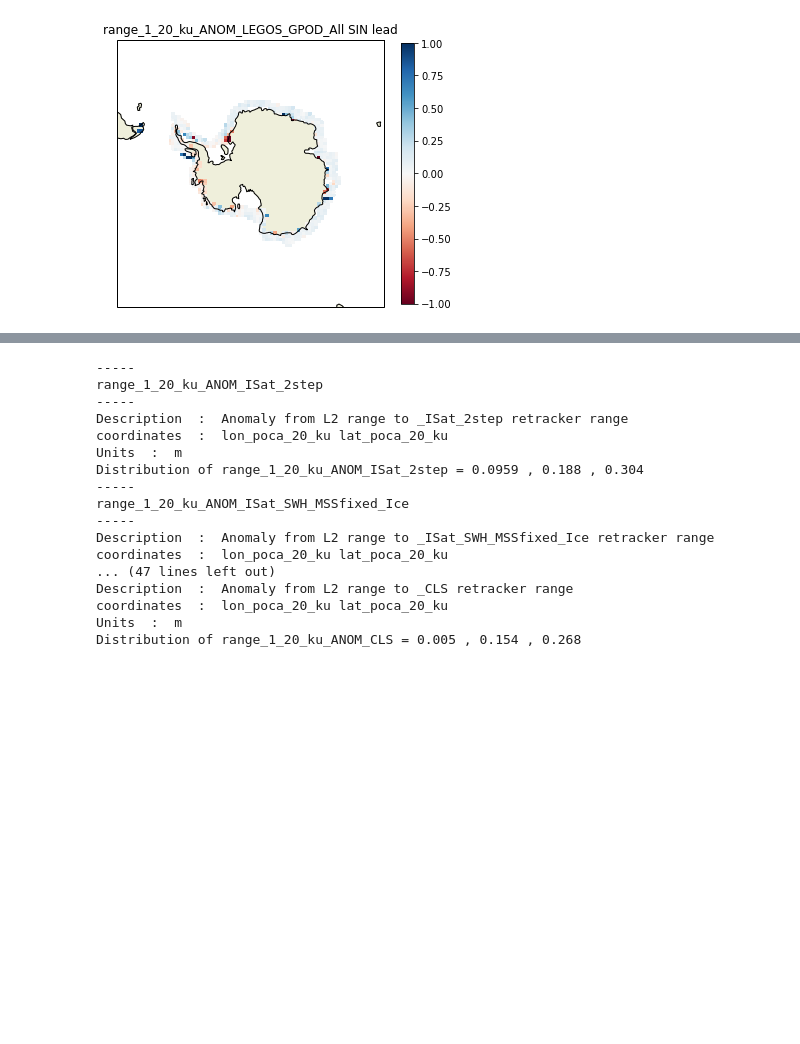
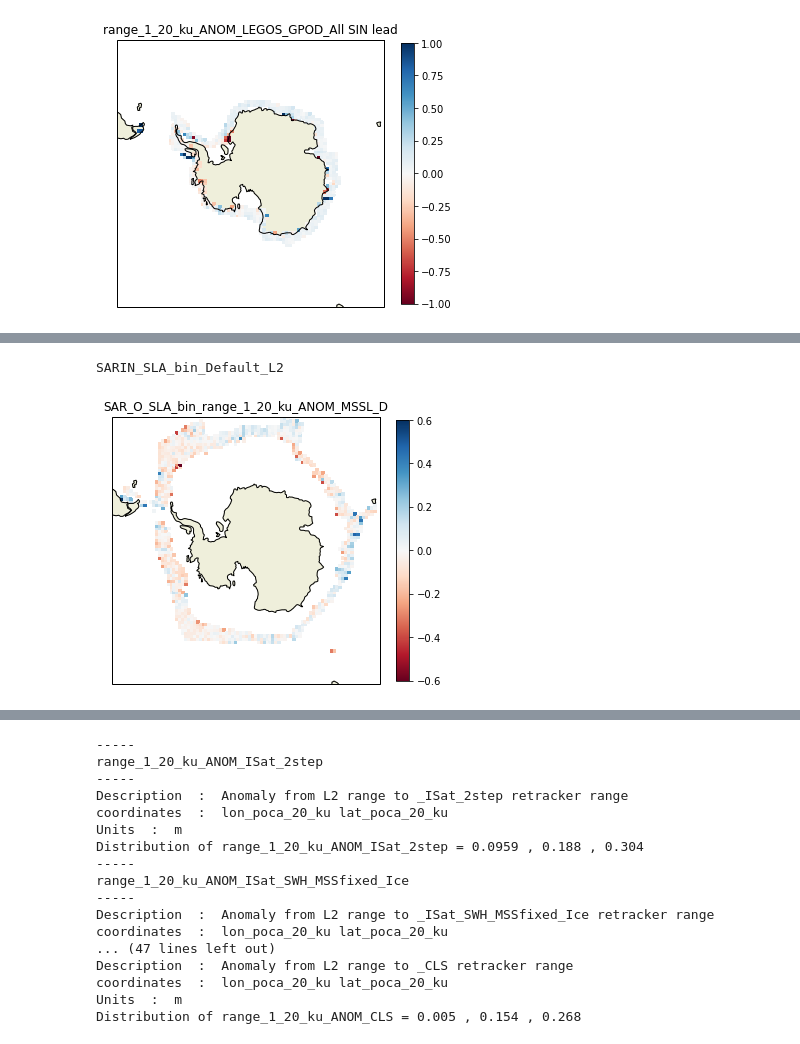
Before and after one commit to CPOMUCL/CSAO_merged, a Jupyter notebook: SAR_SARIN_combine.ipynb, the cells around one changed output, grey strips where cells are left out. Saved outputs shown, nothing was run; the diff lists cells and outputs as text; code cells hidden in the pictures; blank space fills up the shorter version.

```diff
--- a/SAR_SARIN_combine.ipynb
+++ b/SAR_SARIN_combine.ipynb
@@ -263,0 +349,66 @@ f.savefig(fig_dir+vSl+'_to_'+vSo+'.png',bbox_inches='tight')
+# %%
+trackinfo = [
+    {"Name":'LRM',"track":trackLRM,"mask_no":2,"Cases":['Default_L2','height_3']},
+    {"Name":'SAR_O',"track":trackSAR,"mask_no":64,"Cases":['Default_L2']},
+    {"Name":'SAR_L',"track":trackSAR,"mask_no":256,"Cases":['Default_L2']},
+    {"Name":'SARIN',"track":trackSIN,"mask_no":272,"Cases":['Default_L2']},
+]
+# %%
+### saving everthing SLA
+### map for each - put it on the class - Grid
+### for each anomaly, make SLA map, save as SLA_map_(var_name)
+# G.var_list = []
+for TI in trackinfo:
+    msk = TI['track'].flag_surf_type_class_20_ku == TI['mask_no']
+    pvars = [v for v in TI['track'].vars if 'ANOM' in v] + TI["Cases"]
+#     pvars =  TI["Cases"]
+#     v = pvars[-2]
+    for v in pvars:
+#         if 'GPOD' not in v: continue
+        x = TI['track'].height_1_20_ku - TI['track'].mean_sea_surf_sea_ice_20_ku
+        if 'Default' in v:
+            xA = x.copy()
+        elif 'height_3' in v:
+            x = TI['track'].height_3_20_ku - TI['track'].mean_sea_surf_sea_ice_20_ku
+            xA = x.copy()
+        else:
+            xA = x - getattr(TI['track'],v).copy()
+        if 'CLS' in v:
+            #### set CLS mask
+            if TI['mask_no']==64: CLSmsk = 1 ## ocean
+            if TI['mask_no']==256: CLSmsk = 3 ## lead
+            msk = TI["track"].flag_surf_type_20_ku_CLS == CLSmsk
+        if 'GPOD' in v and 'SAR_' in TI['Name']: ### only for SAR mode
+            #### set GPOD mask
+            if TI['mask_no']==64: CLSmsk = 1 ## ocean
+            if TI['mask_no']==256: CLSmsk = 3 ## lead
+            msk = TI["track"].flag_surf_type_20_ku_LEGOS_GPOD == CLSmsk
+        hard_min = -10.0 ### extras to remove crazy outliers
+        hard_max =  10.0
+        xA[xA.mask] = np.nan
+        msk[xA>hard_max] = 0
+        msk[xA<hard_min] = 0
+        xA = xA[msk]
+        plot_bin_temp  = G.bin_list(xA,#trackSIN.mean_sea_surf_20_ku_ANOM_LEGOS_GPOD_DTU15,
+                                    TI['track'].lon_20_ku[msk],TI['track'].lat_20_ku[msk],xy_order=0)
+        bin_var = '_'.join([TI['Name'],'SLA_bin',v])
+        G.var_list.append(bin_var)
+        print(bin_var)
+        setattr(G,bin_var,plot_bin_temp.copy())
+# %% [output]
+SARIN_SLA_bin_Default_L2
+# %%
+vb = G.var_list[7]
+plot_bin_temp = getattr(G,vb).copy()
+f = plt.figure(figsize=[6,6])
+ax = f.add_subplot(1,1,1,projection=m)
+ax.set_extent([-180, 180, -90, -50], proj_cart)
+s = ax.pcolormesh(G.xpts,G.ypts,plot_bin_temp,
+                 cmap = 'RdBu',vmin = h_min,vmax = h_max)
+ax.set_title(vb)
+ax.add_feature(cfeature.LAND)
+ax.add_feature(cfeature.COASTLINE)
+plt.colorbar(s,shrink=0.8,pad=0.05)
+plt.show()
+# %% [output]
+[figure, added]
```
Also changed, not shown: parts of 24 cells of this notebook, 2 other files.
